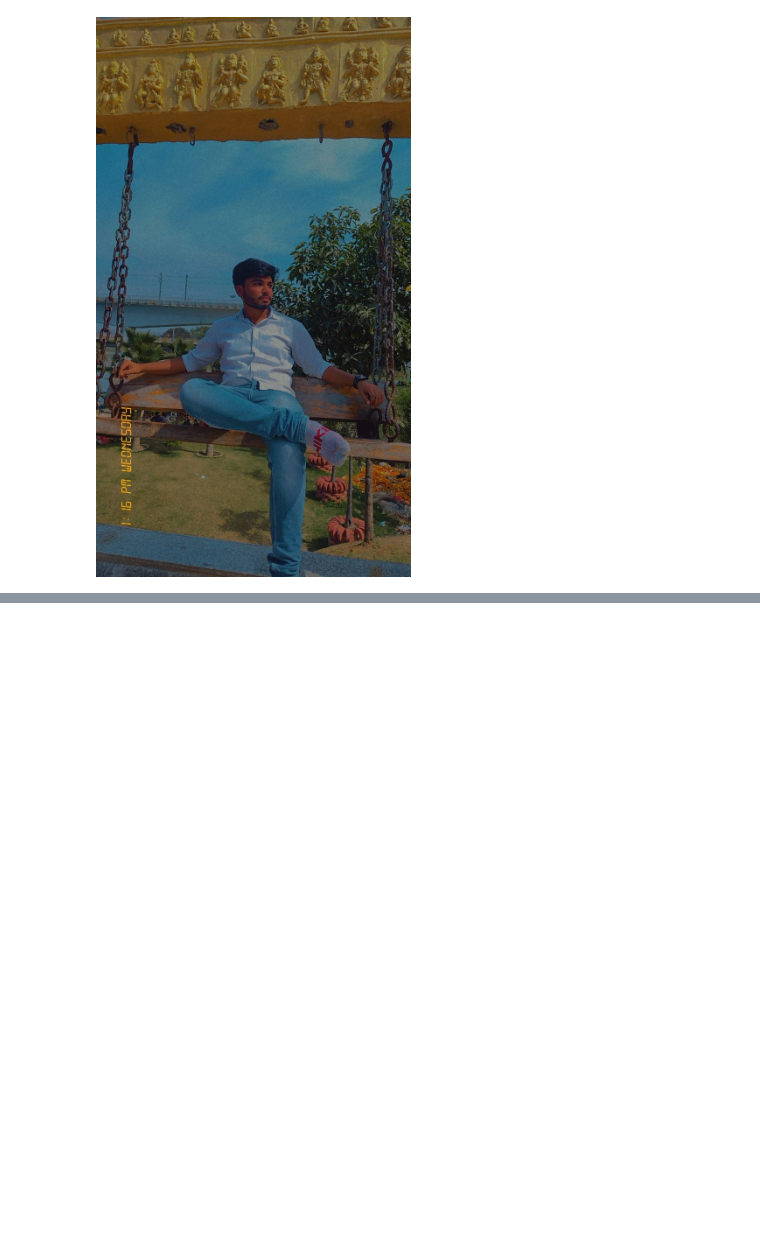
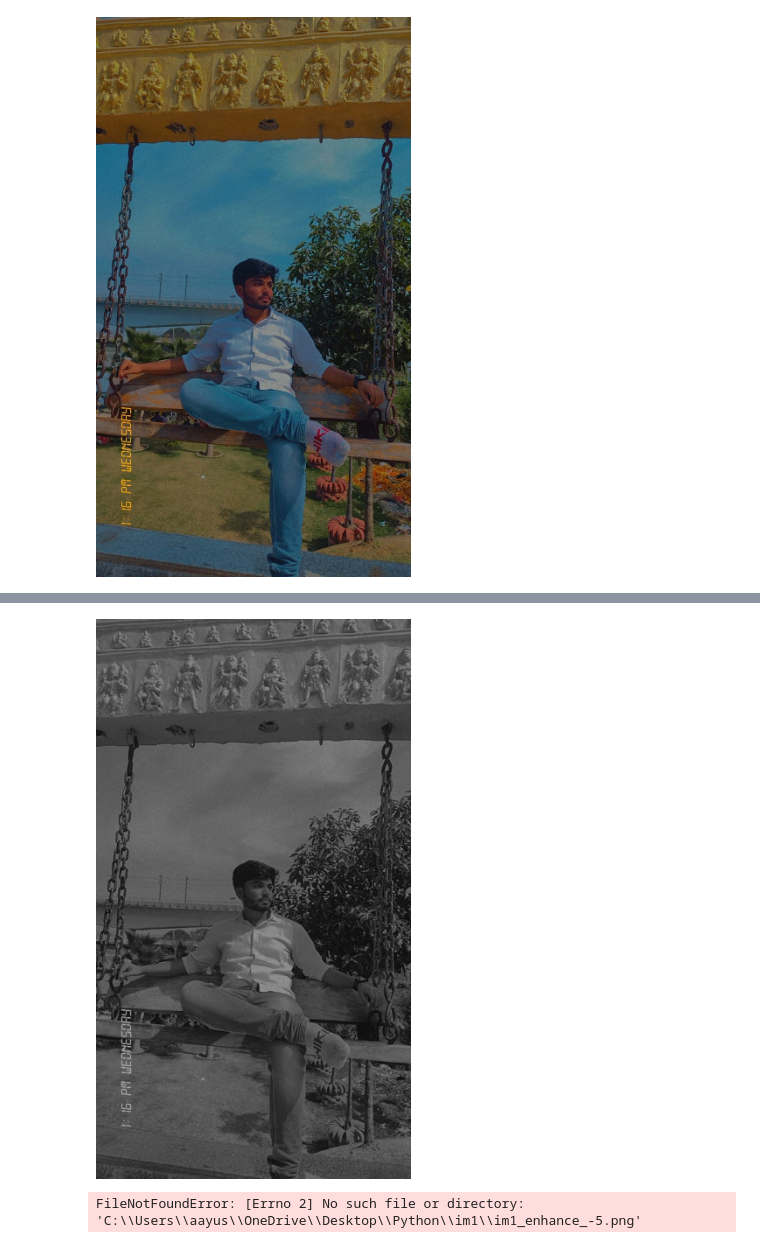
Before and after one commit to aayush7379/Python, a Jupyter notebook: img_pro.ipynb, the cells around one changed output, grey strips where cells are left out. Drawn from its saved outputs; the diff is of its cells as text; code cells hidden in the pictures; blank space fills up the shorter version.

```diff
--- a/img_pro.ipynb
+++ b/img_pro.ipynb
@@ -57,0 +64,12 @@ im1.rotate(360)
+# %%
+# enhance color
+en = ImageEnhance.Color(img)
+# %%
+en.enhance(0)
+# %% [output]
+[figure, added]
+# %%
+for i in range(-5, 6):
+    en.enhance(i).save(f"img/img_enhance_{i}.png")
+# %% [output]
+FileNotFoundError: [Errno 2] No such file or directory: 'C:\\Users\\aayus\\OneDrive\\Desktop\\Python\\im1\\im1_enhance_-5.png'
```
Also changed, not shown: parts of 6 cells of this notebook, 1 other file.
